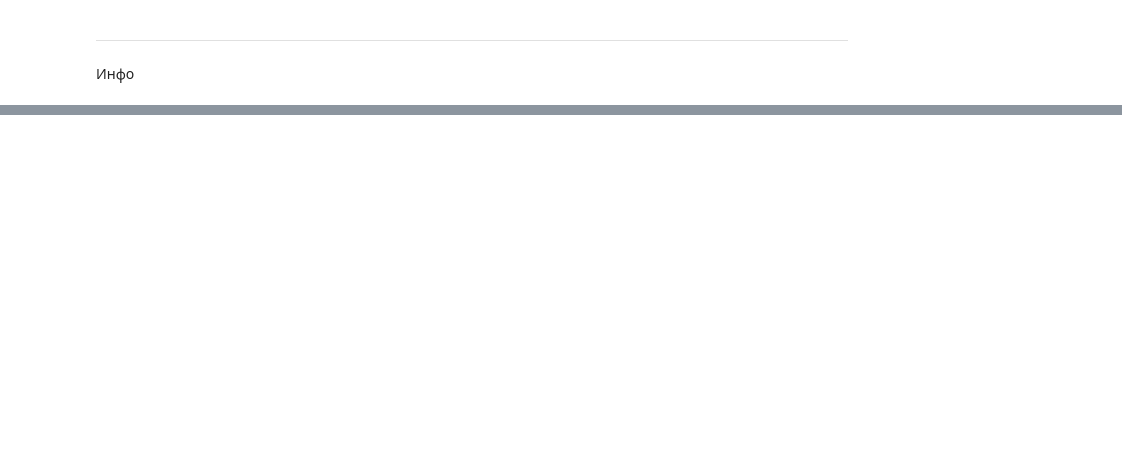
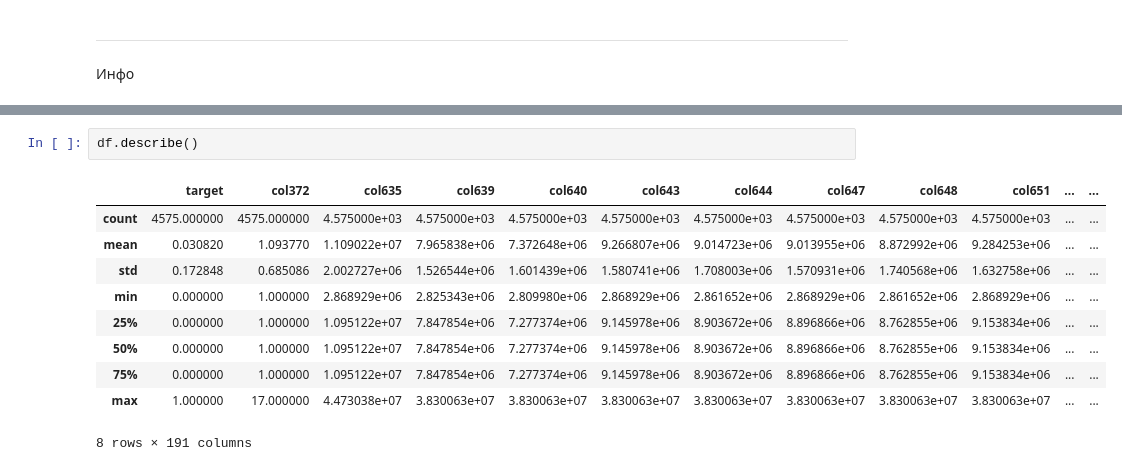
Before and after one commit to Dedushka-Lenin/Intensive_2, a Jupyter notebook: processing/analyzer.ipynb, the cells around one changed output, grey strips where cells are left out. Saved outputs shown, nothing was run; the diff lists cells and outputs as text; blank space fills up the shorter version.

```diff
--- a/processing/analyzer.ipynb
+++ b/processing/analyzer.ipynb
@@ -101,0 +38,13 @@ df.info()
+# %%
+df.describe()
+# %% [output]
+|  | target | col372 | col635 | col639 | col640 | col643 | col644 | col647 | col648 | col651 | ... | ... |
+| count | 4575.000000 | 4575.000000 | 4.575000e+03 | 4.575000e+03 | 4.575000e+03 | 4.575000e+03 | 4.575000e+03 | 4.575000e+03 | 4.575000e+03 | 4.575000e+03 | ... | ... |
+| mean | 0.030820 | 1.093770 | 1.109022e+07 | 7.965838e+06 | 7.372648e+06 | 9.266807e+06 | 9.014723e+06 | 9.013955e+06 | 8.872992e+06 | 9.284253e+06 | ... | ... |
+| std | 0.172848 | 0.685086 | 2.002727e+06 | 1.526544e+06 | 1.601439e+06 | 1.580741e+06 | 1.708003e+06 | 1.570931e+06 | 1.740568e+06 | 1.632758e+06 | ... | ... |
+| min | 0.000000 | 1.000000 | 2.868929e+06 | 2.825343e+06 | 2.809980e+06 | 2.868929e+06 | 2.861652e+06 | 2.868929e+06 | 2.861652e+06 | 2.868929e+06 | ... | ... |
+| 25% | 0.000000 | 1.000000 | 1.095122e+07 | 7.847854e+06 | 7.277374e+06 | 9.145978e+06 | 8.903672e+06 | 8.896866e+06 | 8.762855e+06 | 9.153834e+06 | ... | ... |
+| 50% | 0.000000 | 1.000000 | 1.095122e+07 | 7.847854e+06 | 7.277374e+06 | 9.145978e+06 | 8.903672e+06 | 8.896866e+06 | 8.762855e+06 | 9.153834e+06 | ... | ... |
+| 75% | 0.000000 | 1.000000 | 1.095122e+07 | 7.847854e+06 | 7.277374e+06 | 9.145978e+06 | 8.903672e+06 | 8.896866e+06 | 8.762855e+06 | 9.153834e+06 | ... | ... |
+| max | 1.000000 | 17.000000 | 4.473038e+07 | 3.830063e+07 | 3.830063e+07 | 3.830063e+07 | 3.830063e+07 | 3.830063e+07 | 3.830063e+07 | 3.830063e+07 | ... | ... |
+8 rows × 191 columns
```
Also changed, not shown: parts of 12 cells of this notebook, 8 other files.
